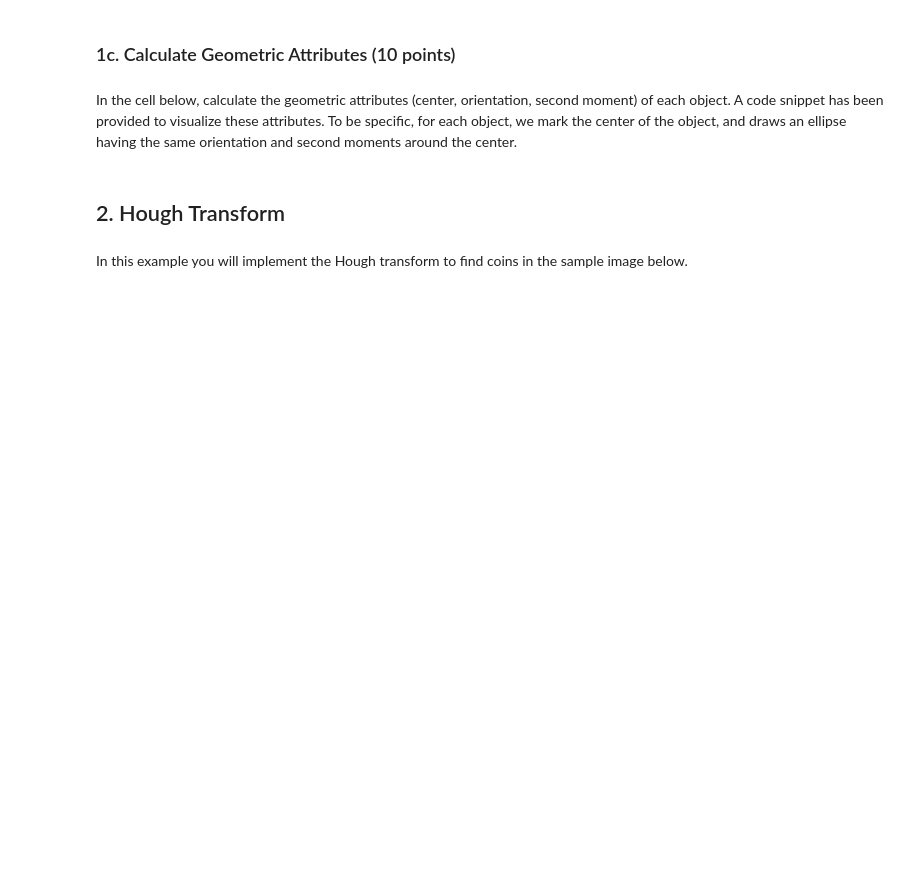
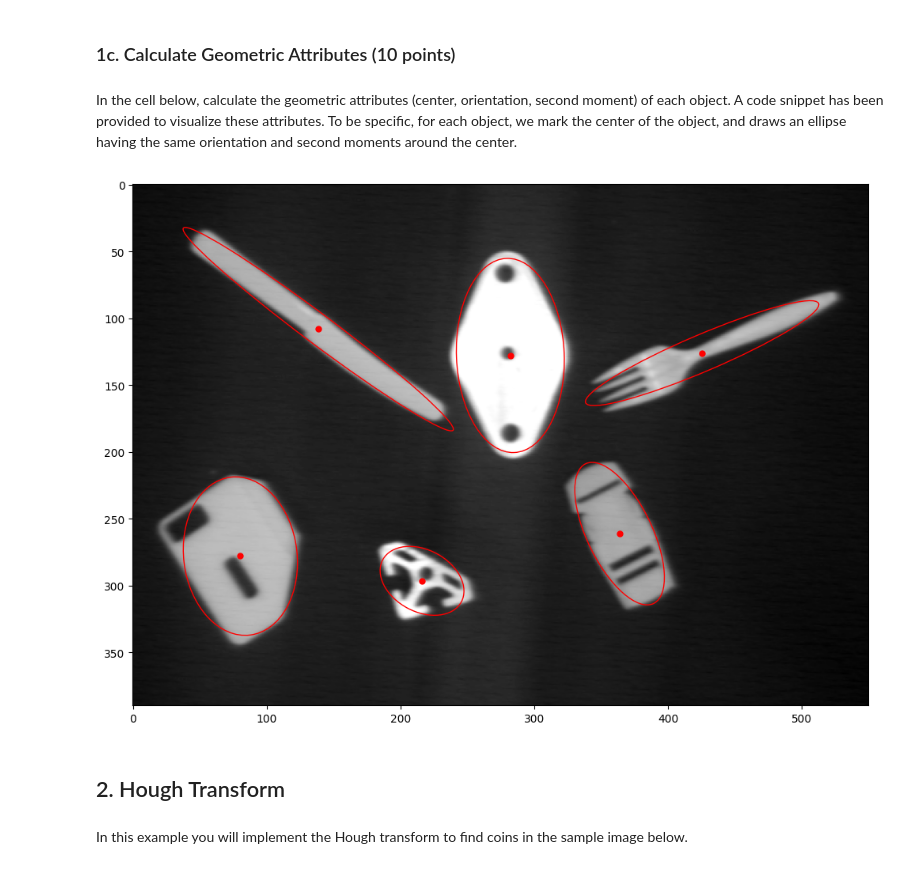
Before and after one commit to tanaynayak/CV, a Jupyter notebook: hw1/homework_1.ipynb, the cells around one changed output. Drawn from its saved outputs; the diff is of its cells as text; code cells hidden in the pictures; blank space fills up the shorter version.

```diff
--- a/hw1/homework_1.ipynb
+++ b/hw1/homework_1.ipynb
@@ -84,36 +146,53 @@ def calculate_geometric_attributes(label_img, label):
     The origin of the coordinate system is at the top left corner of the image.
     The x axis points to the right. The y axis points down.
 
     Args:
     - label_img: H x W int array representing an image with labeled object
         regions where 0 indicates the background while other values represent
         object labels.
     - label: Label of the object for which we want to calculate the geometric
         attributes.
 
     Returns:
     - cx, cy: xy coordinates of the object center.
     - theta: Orientation of the object in radians.
     - emin, emax: Second moments of the object.
     """
     # TODO
+    ys, xs = np.where(label_img == label)
+    cx = xs.mean()
+    cy = ys.mean()
+
+    x_centred = xs - cx
+    y_centred = ys - cy
+
+    a = (x_centred**2).sum()
+    b = 2 * (x_centred * y_centred).sum()
+    c = (y_centred**2).sum()
+
+
+    theta = 0.5 * np.arctan2(b, a - c)
+
+    t = np.sqrt((a - c)**2 + b**2)
+    emin = 0.5 * ((a + c) - t)
+    emax = 0.5 * ((a + c) + t)
     return cx, cy, theta, emin, emax
 
 
 plt.imshow(img, cmap='gray')
 labels = [l for l in np.unique(label_img) if l]
 for label in labels:
     cx, cy, t, e1, e2 = calculate_geometric_attributes(label_img, label)
 
-    # Visualization.
-    # Plot the center of the area.
     plt.plot(cx, cy, marker='o', markersize=5, color=(1,0,0))
-    # Plot an ellipse having the same orientation and second moments as the area.
+
     ew = 2 * ((4/np.pi)**(1/4)) * (e1**(-1/8)) * (e2**(3/8))
     eh = ew * np.sqrt(e1 / e2)
     plt.gca().add_patch(Ellipse((cx, cy), ew, eh, t*180/np.pi,
         facecolor='none', edgecolor=(1,0,0), linewidth=1))
 plt.show()
+# %% [output]
+[figure, added]
 # %% [markdown]
 ## 2. Hough Transform
 # %% [markdown]
```
Also changed, not shown: parts of 11 cells of this notebook.
